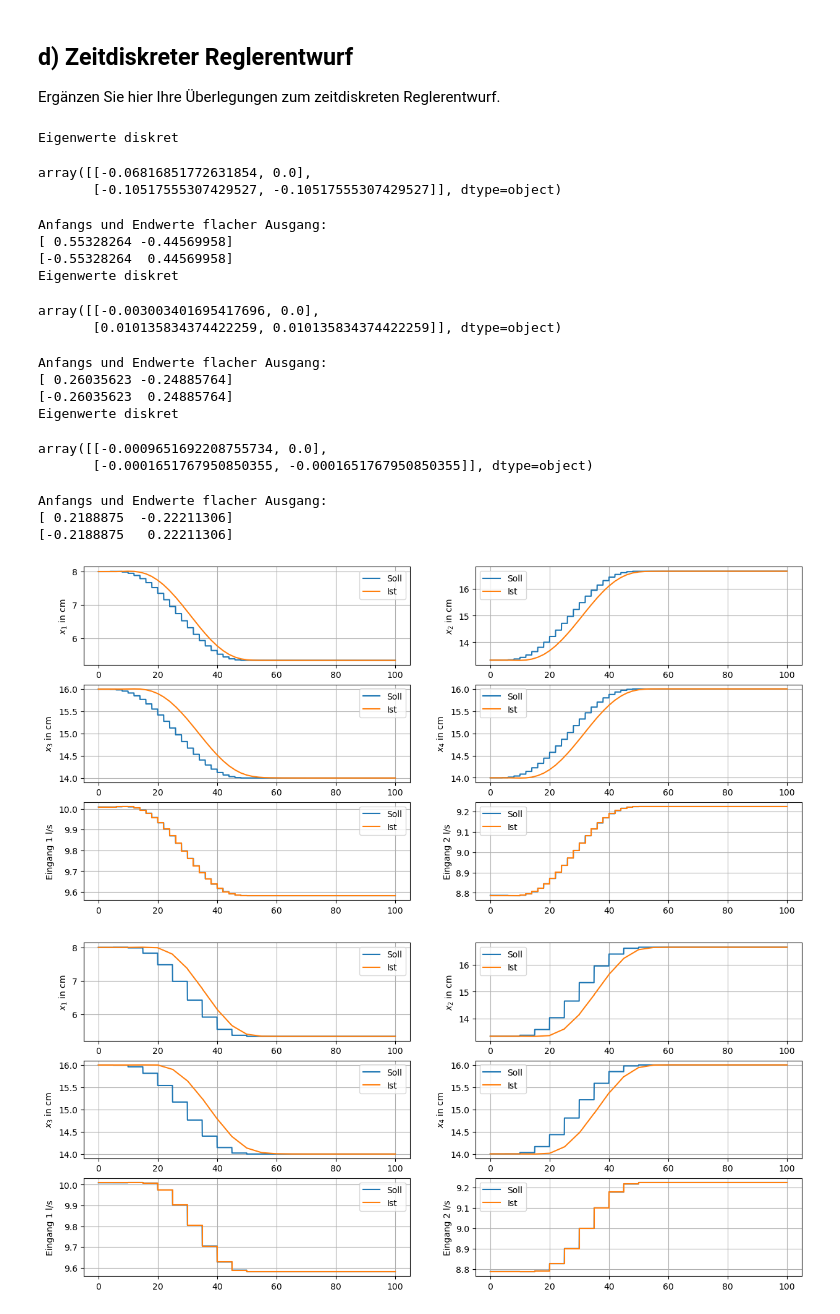
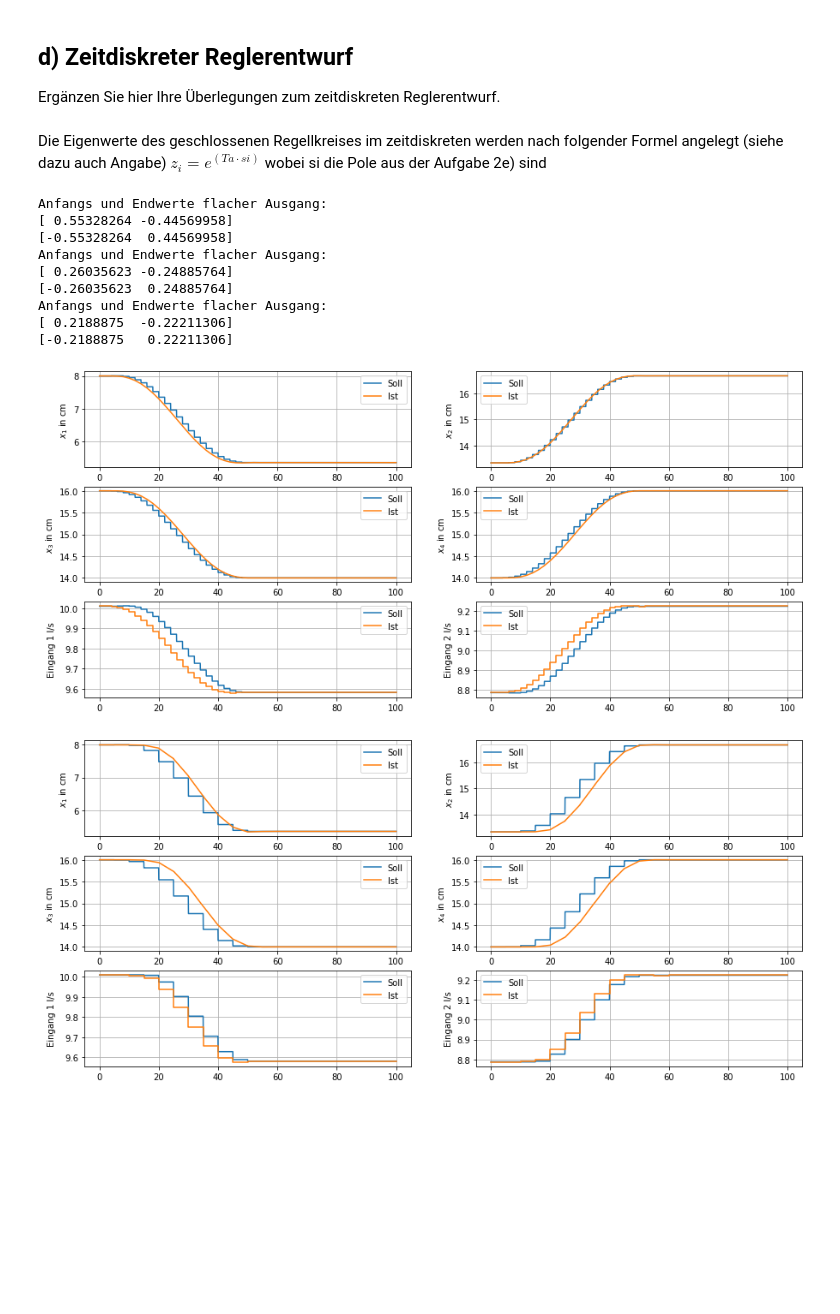
Before and after one commit to jil1213/viertank, a Jupyter notebook: viertank.ipynb, the cells around one changed output. Saved outputs shown, nothing was run; the diff lists cells and outputs as text; code cells hidden in the pictures; blank space fills up the shorter version.

```diff
--- a/viertank.ipynb
+++ b/viertank.ipynb
@@ -1033,12 +1033,18 @@ def control_discrete_closed_loop(k,x,Kd,trajectory):
     if np.isscalar(k):
         u=u[:,0]
     return u
+# %% [markdown]
+Die Eigenwerte des geschlossenen Regellkreises im zeitdiskreten werden nach folgender Formel angelegt (siehe dazu auch Angabe)
+$
+z_i = e^(Ta \cdot si)
+$
+wobei si die Pole aus der Aufgabe 2e) sind
 # %%
 #Simulation mit linarem oder nichtlinearem System?
 linear = True
 
 #LQR oder Eigenwertvorgabe?
-lqr = False
+lqr = True
 
 #zu untersuchende Abtastzeiten
 Ta=[2.0,5.0,10.0]
@@ -1076,12 +1082,10 @@ for _Ta in Ta:
 
     else: # Eigenwertvorgabe
         #Wunschpolynom geschlossener Regelkreis
-        eigsd=np.zeros(3) #Anpassen
-        #eigsd1 = np.zeros(eigsys1, dtype=complex)
-        #eigsd2 = np.zeros(eigsys2, dtype=complex)
+        eigsd=np.zeros(3)
         eigsd1=np.zeros_like(eigsys1)
         eigsd2=np.zeros_like(eigsys2)
-        eigsd1[0]=np.exp(_Ta*pole1[0])
+        eigsd1[0]=np.exp(_Ta*pole1[0]) # Anwenden von z=e^(Ta*si) aus der Angabe
         eigsd2[0]=np.exp(_Ta*pole2[0])
         eigsd2[1]=np.exp(_Ta*pole2[1])
         eigsd=np.array([eigsd1,eigsd2],dtype=object)
@@ -1093,50 +1097,41 @@ for _Ta in Ta:
 
 
     #Berechne diskrete Solltrajektorien
     trajectory_discrete = tank_lin_discrete.rest_to_rest_trajectory(ya,yb,N,[2,2])
 
     _ctrl = lambda k,x:control_discrete_closed_loop(k,x,_Kd,trajectory_discrete)
 
     print("Anfangs und Endwerte flacher Ausgang:")
     print(trajectory_discrete.eta_a)
     print(trajectory_discrete.eta_b)
 
     #Wrapper für Modell
     if linear:
         x0=trajectory_discrete.state(0)
     else:
         x0 = equis[_transition[0]-1].x
     _rhs = lambda t,x,controller : _tank.model(t,x,controller)
 
 
     #zeitdiskrete Simulation
     t_sim, x_sim, u_sim = simulate_discrete(_rhs,x0,_ctrl,_Ta,Tsim)
 
     #Ergebnisse Plotten
     x_desired=trajectory_discrete.state(np.floor(t_sim/_Ta))
     u_desired=trajectory_discrete.input(np.floor(t_sim/_Ta))
 
     plot_results(t_sim,
                  (x_desired,x_sim),
                  (u_desired,u_sim))
 # %% [output]
-Eigenwerte diskret
+Anfangs und Endwerte flacher Ausgang:
+[ 0.55328264 -0.44569958]
+[-0.55328264  0.44569958]
+Anfangs und Endwerte flacher Ausgang:
+[ 0.26035623 -0.24885764]
+[-0.26035623  0.24885764]
+Anfangs und Endwerte flacher Ausgang:
+[ 0.2188875  -0.22211306]
+[-0.2188875   0.22211306]
-array([[-0.06816851772631854, 0.0],
-       [-0.10517555307429527, -0.10517555307429527]], dtype=object)
-Anfangs und Endwerte flacher Ausgang:
-[ 0.55328264 -0.44569958]
-[-0.55328264  0.44569958]
-Eigenwerte diskret
-array([[-0.003003401695417696, 0.0],
-       [0.010135834374422259, 0.010135834374422259]], dtype=object)
-Anfangs und Endwerte flacher Ausgang:
-[ 0.26035623 -0.24885764]
-[-0.26035623  0.24885764]
-Eigenwerte diskret
-array([[-0.0009651692208755734, 0.0],
-       [-0.0001651767950850355, -0.0001651767950850355]], dtype=object)
-Anfangs und Endwerte flacher Ausgang:
-[ 0.2188875  -0.22211306]
-[-0.2188875   0.22211306]
-[figure, old version]
+[figure, new version]
-[figure, old version]
+[figure, new version]
```
Also changed, not shown: parts of 13 cells of this notebook, 2 other files.
